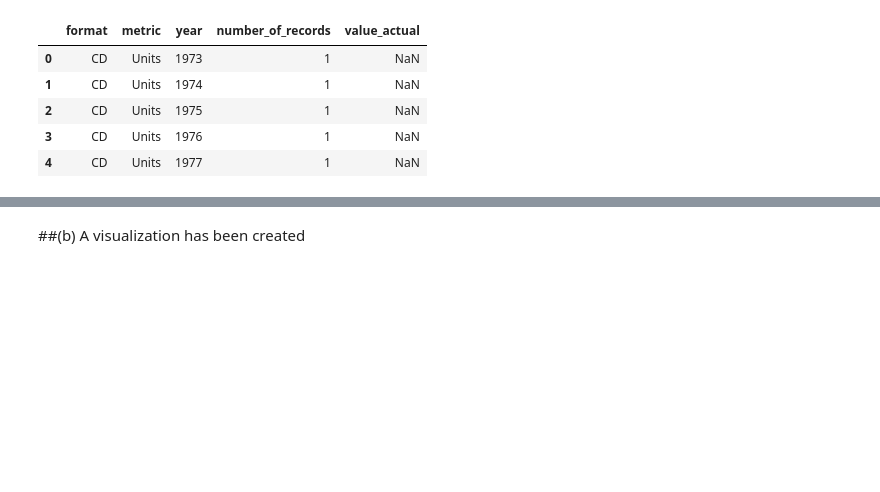
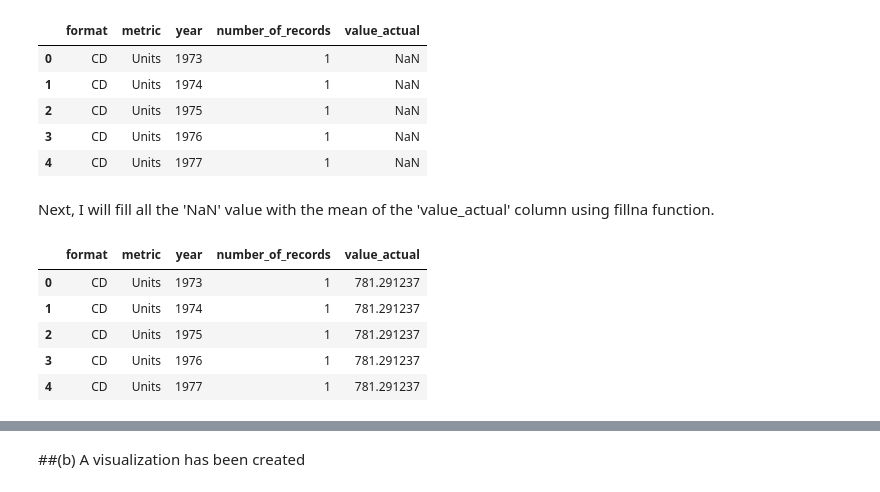
Before and after one commit to almsalahuddin/Data-Processing-and-Visualization, a Jupyter notebook: Project_Recreating_Masters_Initial_Visualization_.ipynb, the cells around one changed output, grey strips where cells are left out. Saved outputs shown, nothing was run; the diff lists cells and outputs as text; code cells hidden in the pictures; blank space fills up the shorter version.

```diff
--- a/Project_Recreating_Masters_Initial_Visualization_.ipynb
+++ b/Project_Recreating_Masters_Initial_Visualization_.ipynb
@@ -55,3 +54,15 @@ df.head()
 | 2 | CD | Units | 1975 | 1 | NaN |
 | 3 | CD | Units | 1976 | 1 | NaN |
 | 4 | CD | Units | 1977 | 1 | NaN |
+# %% [markdown]
+Next, I will fill all the 'NaN' value with the mean of the 'value_actual' column using fillna function.
+# %%
+df.value_actual.fillna(value=df.value_actual.mean(), inplace=True)
+df.head()
+# %% [output]
+|  | format | metric | year | number_of_records | value_actual |
+| 0 | CD | Units | 1973 | 1 | 781.291237 |
+| 1 | CD | Units | 1974 | 1 | 781.291237 |
+| 2 | CD | Units | 1975 | 1 | 781.291237 |
+| 3 | CD | Units | 1976 | 1 | 781.291237 |
+| 4 | CD | Units | 1977 | 1 | 781.291237 |
```
Also changed, not shown: parts of 11 cells of this notebook.
